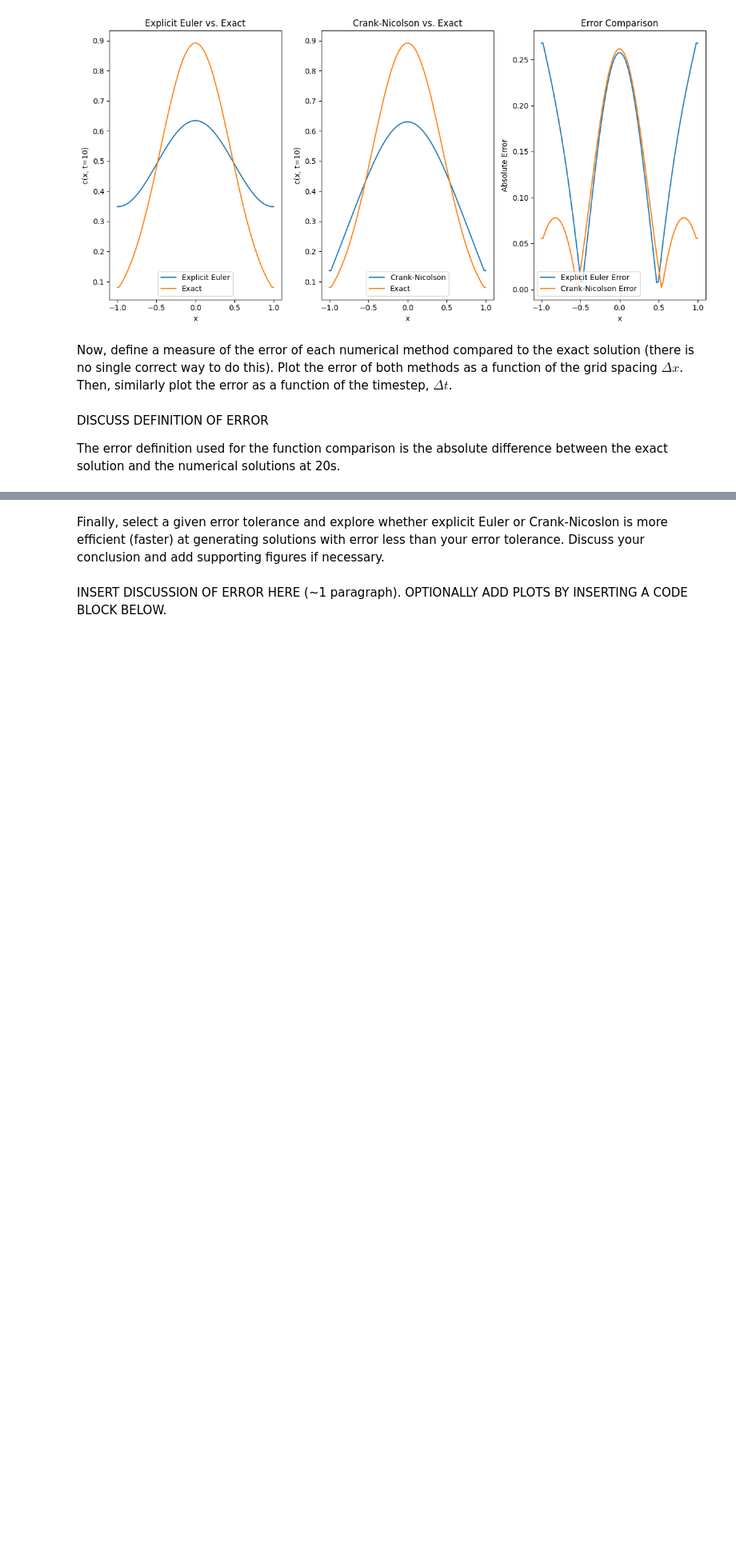
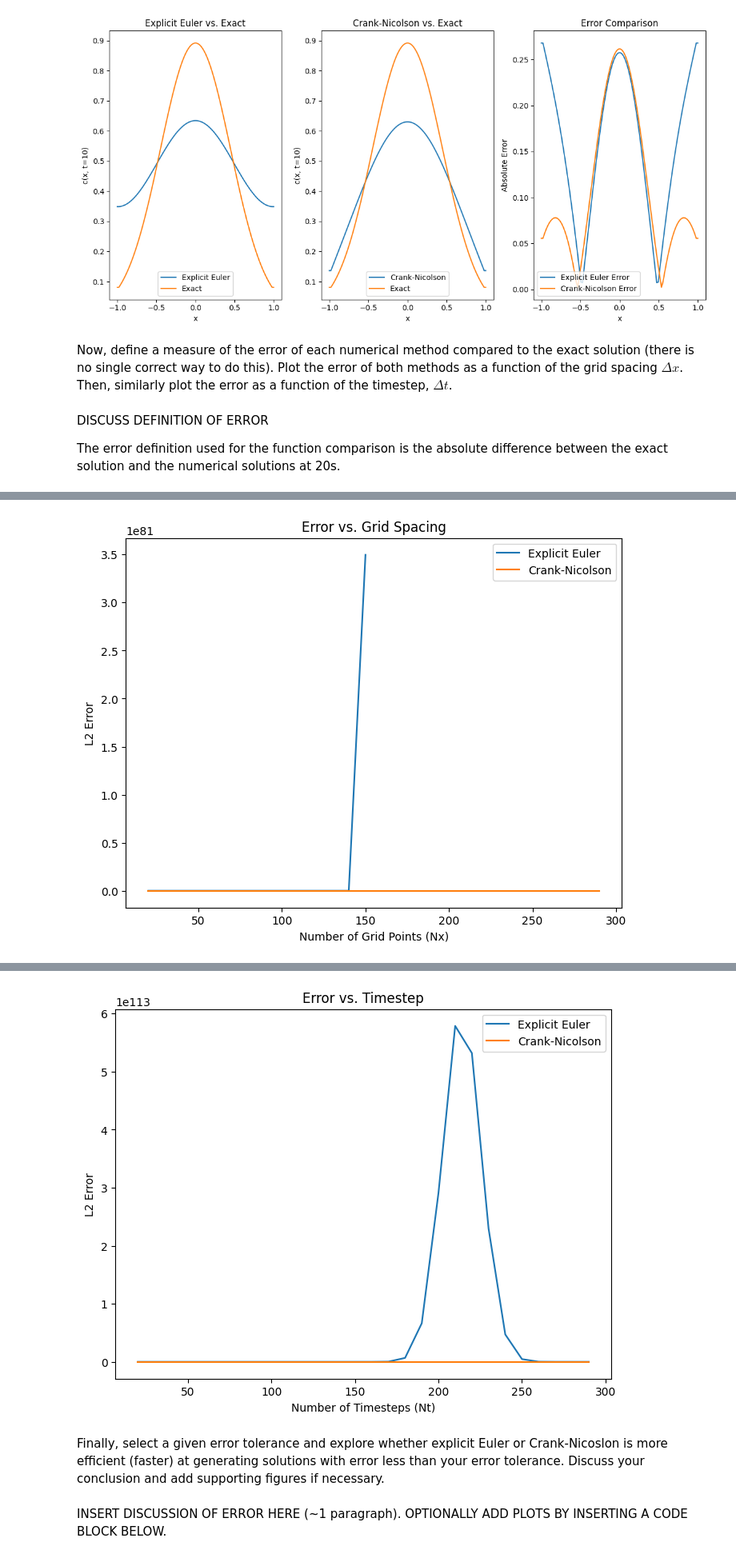
Before and after one commit to PolinaSevastyanova1/QCES, a Jupyter notebook: Project1_numerical_methods.ipynb, the cells around one changed output, grey strips where cells are left out. Shown at 80% size. Drawn from its saved outputs; the diff is of its cells as text; code cells hidden in the pictures; blank space fills up the shorter version.

```diff
--- a/Project1_numerical_methods.ipynb
+++ b/Project1_numerical_methods.ipynb
@@ -322,3 +322,74 @@ DISCUSS DEFINITION OF ERROR
 The error definition used for the function comparison is the absolute difference between the exact solution and the numerical solutions at 20s.
 # %%
 # Add code to plot error here
+# %%
+
+kappa = 0.01
+
+def calculate_error(c_numerical, c_exact):
+  """Calculates the L2 norm of the error between numerical and exact solutions."""
+  return np.linalg.norm(c_numerical - c_exact)
+
+
+def error_vs_grid_spacing():
+  """Plots the error as a function of grid spacing."""
+  Nx_values = np.arange(20, 300, 10)
+  errors_EE = []
+  errors_CN = []
+
+  for Nx in Nx_values:
+    x = np.linspace(x_start, x_end, Nx)
+    c_EE = EE(x, t, kappa)
+    c_CN = CN(x, t, kappa)
+    c_exact = set_ics(x, kappa, t[-1])
+    errors_EE.append(calculate_error(c_EE[:, -1], c_exact))
+    errors_CN.append(calculate_error(c_CN[:, -1], c_exact))
+
+  plt.figure(figsize=(8, 6))
+  plt.plot(Nx_values, errors_EE, label='Explicit Euler')
+  plt.plot(Nx_values, errors_CN, label='Crank-Nicolson')
+  plt.xlabel('Number of Grid Points (Nx)')
+  plt.ylabel('L2 Error')
+  plt.title('Error vs. Grid Spacing')
+  plt.legend()
+  plt.show()
+
+
+def error_vs_timestep():
+  """Plots the error as a function of timestep."""
+  Nt_values = np.arange(20, 300, 10)
+  errors_EE = []
+  errors_CN = []
+
+  for Nt in Nt_values:
+    t = np.linspace(t_start, t_end, Nt)
+    c_EE = EE(x, t, kappa)
+    c_CN = CN(x, t, kappa)
+    c_exact = set_ics(x, kappa, t[-1])
+    errors_EE.append(calculate_error(c_EE[:, -1], c_exact))
+    errors_CN.append(calculate_error(c_CN[:, -1], c_exact))
+
+  plt.figure(figsize=(8, 6))
+  plt.plot(Nt_values, errors_EE, label='Explicit Euler')
+  plt.plot(Nt_values, errors_CN, label='Crank-Nicolson')
+  plt.xlabel('Number of Timesteps (Nt)')
+  plt.ylabel('L2 Error')
+  plt.title('Error vs. Timestep')
+  plt.legend()
+  plt.show()
+
+# Define parameters
+kappa = 0.01
+x_start = -1
+x_end = 1
+Nx = 100
+x = np.linspace(x_start, x_end, Nx)
+t_start = 0
+t_end = 10
+Nt = 1000
+t = np.linspace(t_start, t_end, Nt)
+
+# Run the error analysis functions
+error_vs_grid_spacing()
+error_vs_timestep()
+# %% [output]
@@ -324,0 +430 @@ The error definition used for the function comparison is the absolute difference
+[figure, added]
@@ -325,3 +448,4 @@ The error definition used for the function comparison is the absolute difference
+[figure, added]
 # %% [markdown]
 Finally, select a given error tolerance and explore whether explicit Euler or Crank-Nicoslon is more efficient (faster) at generating solutions with error less than your error tolerance. Discuss your conclusion and add supporting figures if necessary.
 # %% [markdown]
```
Also changed, not shown: parts of 3 cells of this notebook.
